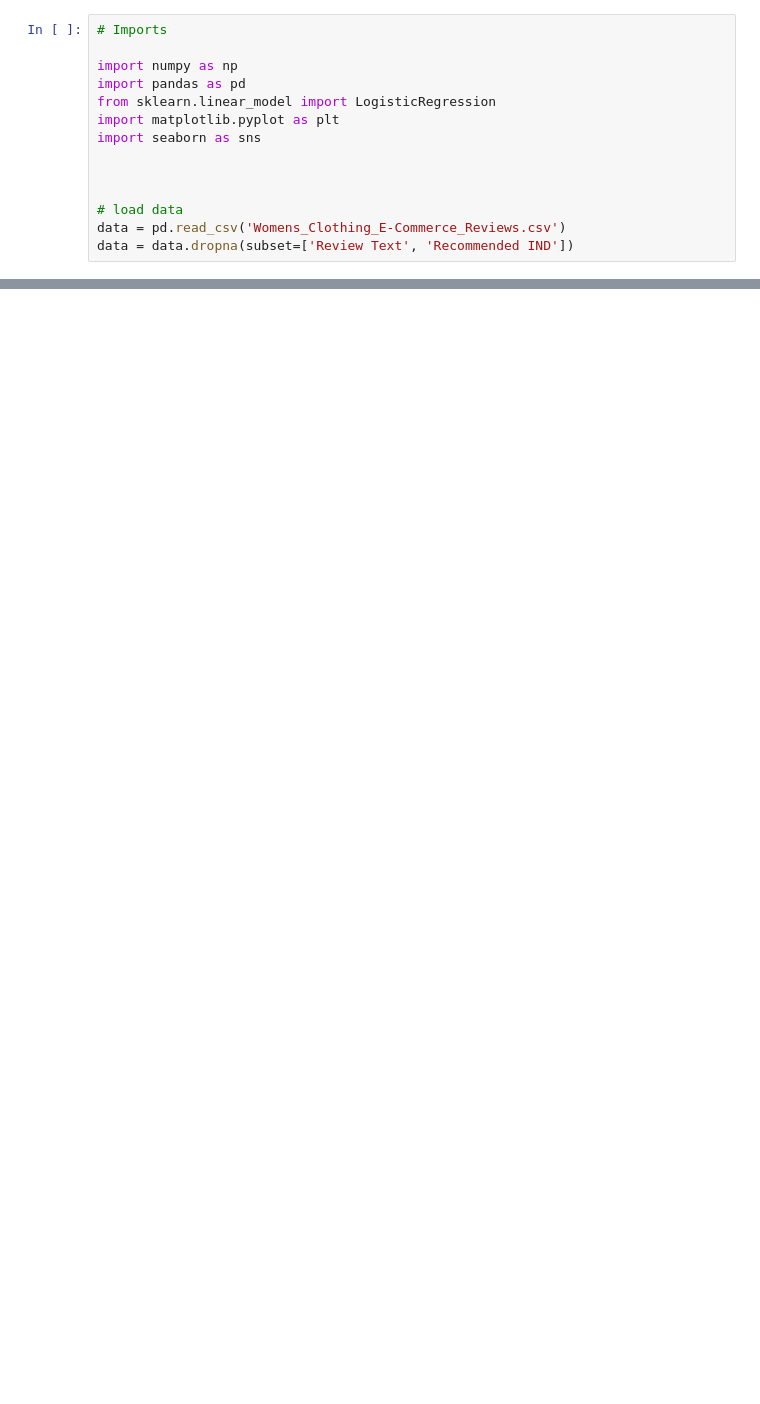
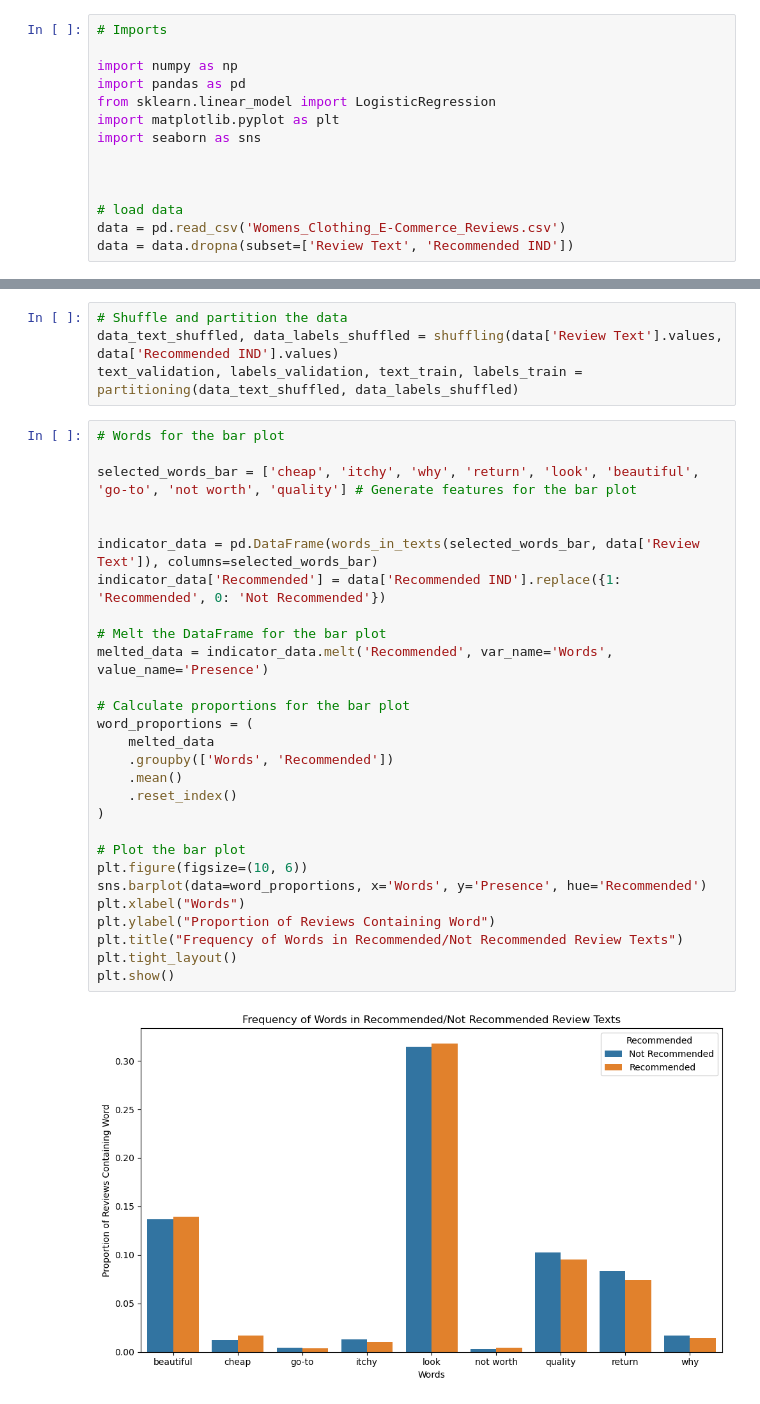
Before and after one commit to ssurzhakprincess/Reviews_Data_Analysis, a Jupyter notebook: Reviews_Data_Analysis.ipynb, the cells around one changed output, grey strips where cells are left out. Cells and saved outputs as stored; diff of their text form; blank space fills up the shorter version.

```diff
--- a/Reviews_Data_Analysis.ipynb
+++ b/Reviews_Data_Analysis.ipynb
@@ -21,0 +58,34 @@ data.head(3)
+# %%
+# Shuffle and partition the data
+data_text_shuffled, data_labels_shuffled = shuffling(data['Review Text'].values, data['Recommended IND'].values)
+text_validation, labels_validation, text_train, labels_train = partitioning(data_text_shuffled, data_labels_shuffled)
+# %%
+# Words for the bar plot
+
+selected_words_bar = ['cheap', 'itchy', 'why', 'return', 'look', 'beautiful', 'go-to', 'not worth', 'quality'] # Generate features for the bar plot
+
+
+indicator_data = pd.DataFrame(words_in_texts(selected_words_bar, data['Review Text']), columns=selected_words_bar)
+indicator_data['Recommended'] = data['Recommended IND'].replace({1: 'Recommended', 0: 'Not Recommended'})
+
+# Melt the DataFrame for the bar plot
+melted_data = indicator_data.melt('Recommended', var_name='Words', value_name='Presence')
+
+# Calculate proportions for the bar plot
+word_proportions = (
+    melted_data
+    .groupby(['Words', 'Recommended'])
+    .mean()
+    .reset_index()
+)
+
+# Plot the bar plot
+plt.figure(figsize=(10, 6))
+sns.barplot(data=word_proportions, x='Words', y='Presence', hue='Recommended')
+plt.xlabel("Words")
+plt.ylabel("Proportion of Reviews Containing Word")
+plt.title("Frequency of Words in Recommended/Not Recommended Review Texts")
+plt.tight_layout()
+plt.show()
+# %% [output]
+[figure, added]
```
Also changed, not shown: parts of 4 cells of this notebook, 1 other file.
